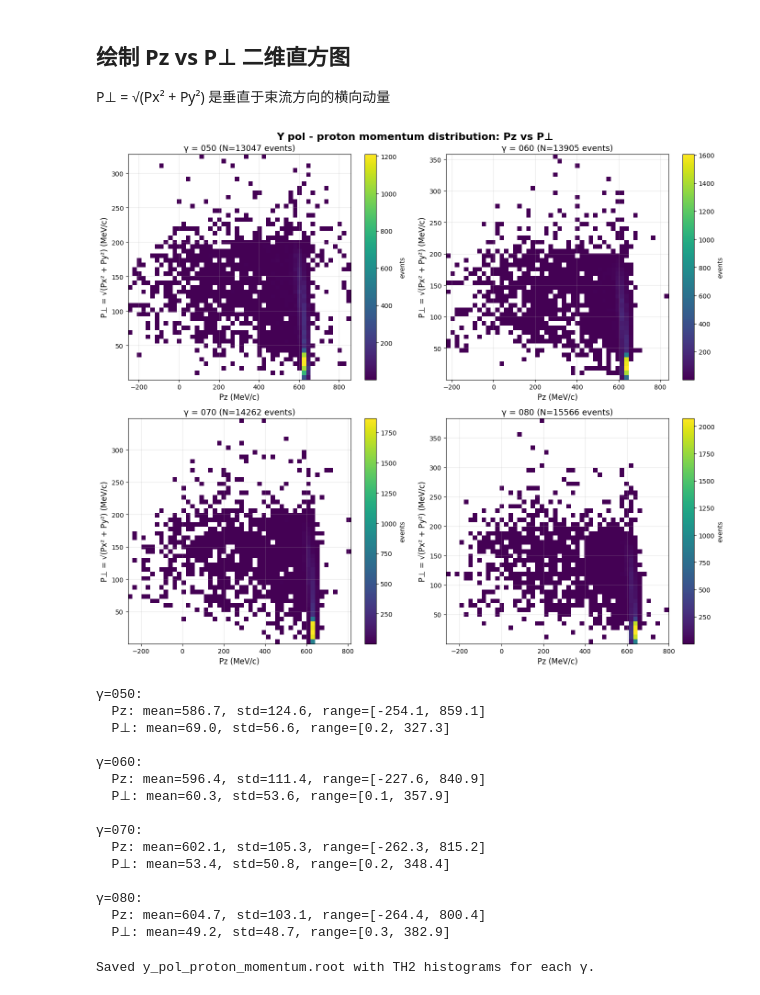
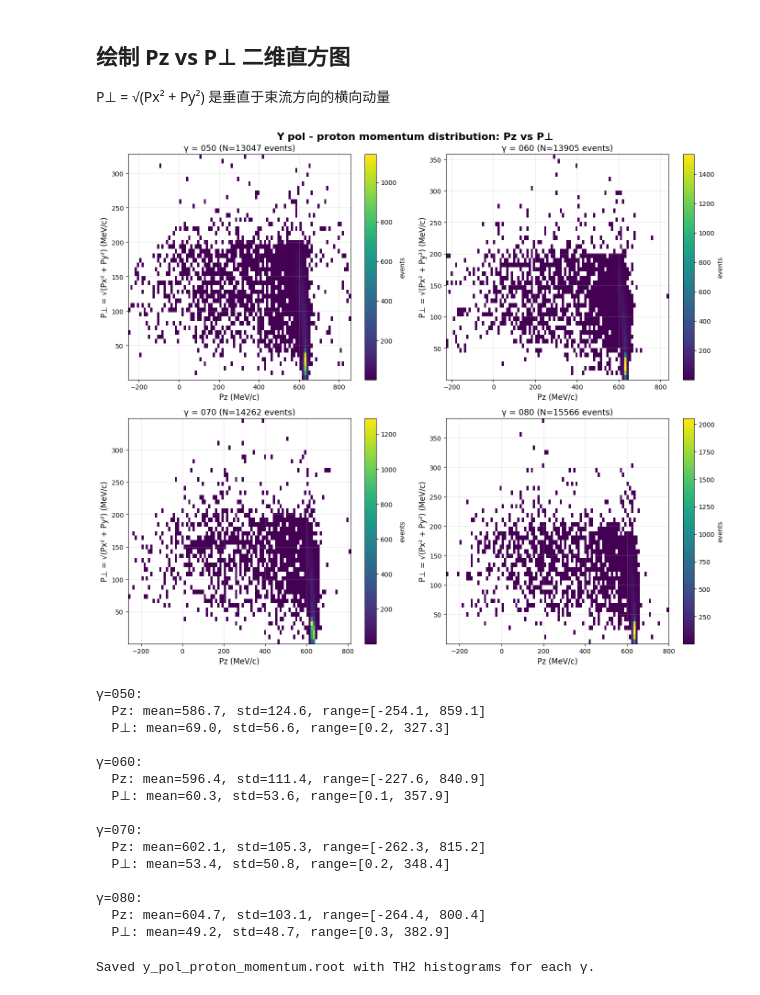
Before and after one commit to tianbaiting/Dpol_smsimulator, a Jupyter notebook: scripts/notebooks/input_analysis/zpol_ypol_show_approx_P.ipynb, the cells around one changed output. Cells and saved outputs as stored; diff of their text form; code cells hidden in the pictures.

```diff
--- a/scripts/notebooks/input_analysis/zpol_ypol_show_approx_P.ipynb
+++ b/scripts/notebooks/input_analysis/zpol_ypol_show_approx_P.ipynb
@@ -292,35 +292,35 @@ fig.suptitle('Y pol - proton momentum distribution: Pz vs P⊥', fontsize=16, fo
 for idx, gamma in enumerate(gammas):
     ax = axes[idx // 2, idx % 2]
 
     # 计算 P⊥
     px = np.array(y_pol_data[gamma]['proton']['px'])
     py = np.array(y_pol_data[gamma]['proton']['py'])
     pz = np.array(y_pol_data[gamma]['proton']['pz'])
     p_perp = np.sqrt(px**2 + py**2)
 
     # 绘制二维直方图
-    h = ax.hist2d(pz, p_perp, bins=[50, 50], cmap='viridis', cmin=1)
+    h = ax.hist2d(pz, p_perp, bins=[100, 50], cmap='viridis', cmin=1)
     plt.colorbar(h[3], ax=ax, label='events')
 
     ax.set_xlabel('Pz (MeV/c)', fontsize=12)
     ax.set_ylabel('P⊥ = √(Px² + Py²) (MeV/c)', fontsize=12)
     ax.set_title(f'γ = {gamma} (N={len(pz)} events)', fontsize=13)
     ax.grid(True, alpha=0.3)
 
 plt.tight_layout()
 plt.show()
 
 for gamma in gammas:
     pz = np.array(y_pol_data[gamma]['proton']['pz'])
     px = np.array(y_pol_data[gamma]['proton']['px'])
     py = np.array(y_pol_data[gamma]['proton']['py'])
     p_perp = np.sqrt(px**2 + py**2)
 
     print(f"\nγ={gamma}:")
     print(f"  Pz: mean={np.mean(pz):.1f}, std={np.std(pz):.1f}, range=[{np.min(pz):.1f}, {np.max(pz):.1f}]")
     print(f"  P⊥: mean={np.mean(p_perp):.1f}, std={np.std(p_perp):.1f}, range=[{np.min(p_perp):.1f}, {np.max(p_perp):.1f}]")
 # %% [output]
-[figure, old version]
+[figure, new version]
 γ=050:
   Pz: mean=586.7, std=124.6, range=[-254.1, 859.1]
   P⊥: mean=69.0, std=56.6, range=[0.2, 327.3]
```
Also changed, not shown: parts of 3 cells of this notebook, 11 other files.
